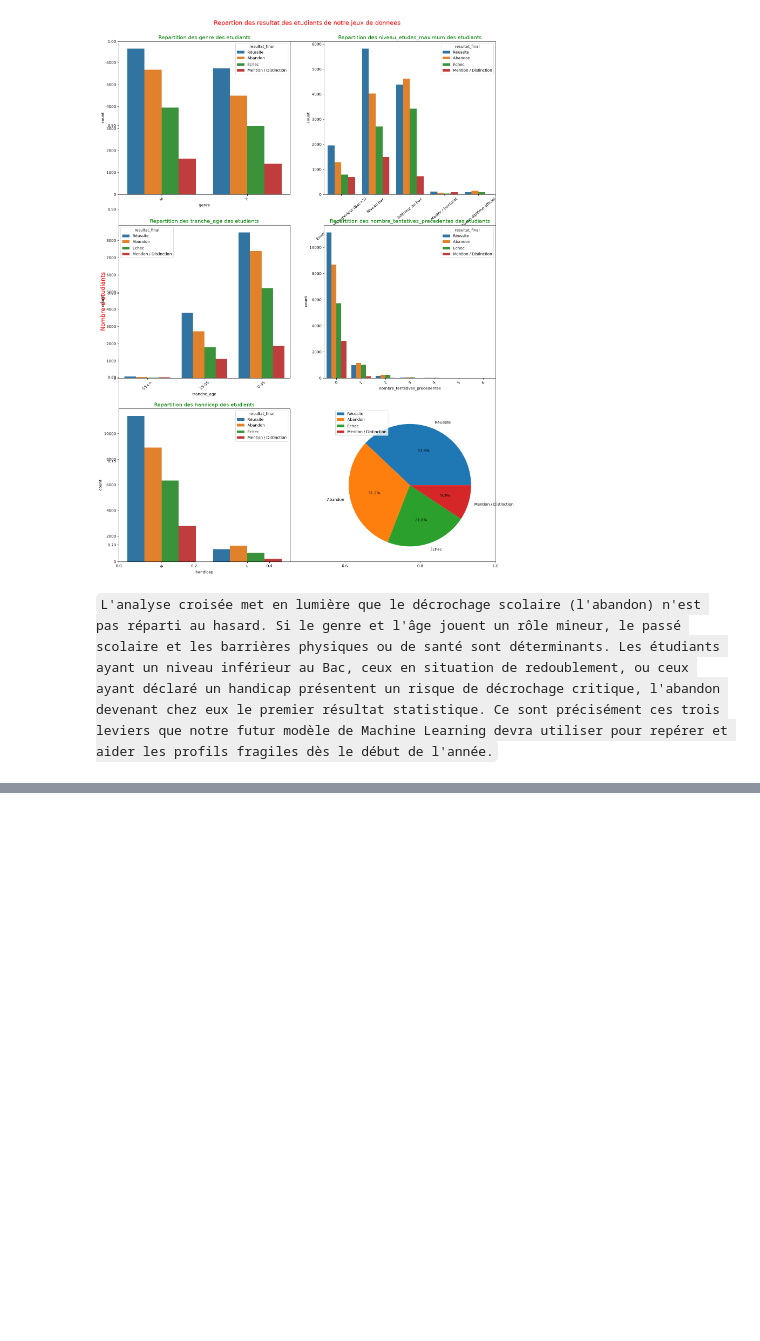
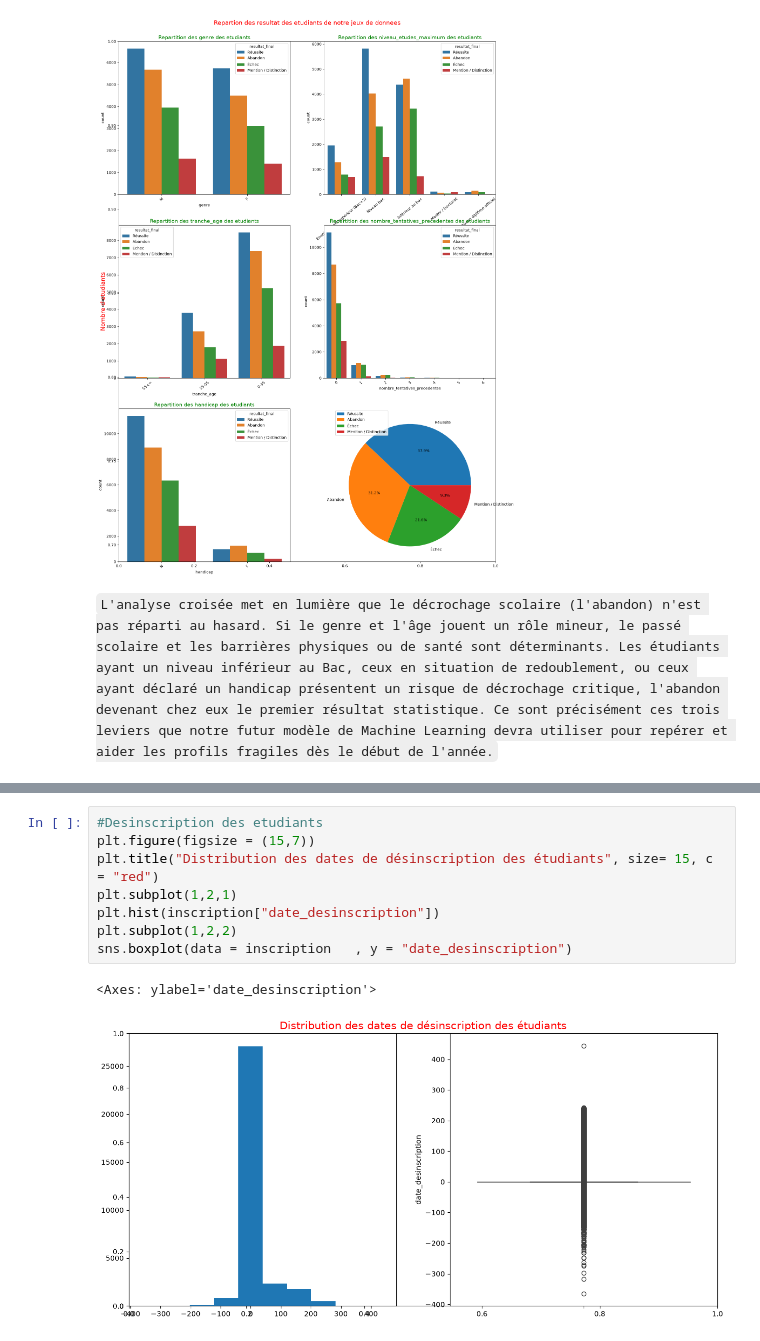
Before and after one commit to SAKPANI/Student-Success-Analytics, a Jupyter notebook: Student-Success-Analytics.ipynb, the cells around one changed output, grey strips where cells are left out. Saved outputs shown, nothing was run; the diff lists cells and outputs as text; blank space fills up the shorter version.

```diff
--- a/Student-Success-Analytics.ipynb
+++ b/Student-Success-Analytics.ipynb
@@ -588,0 +697,11 @@ plt.legend()
+# %%
+#Desinscription des etudiants
+plt.figure(figsize = (15,7))
+plt.title("Distribution des dates de désinscription des étudiants", size= 15, c = "red")
+plt.subplot(1,2,1)
+plt.hist(inscription["date_desinscription"])
+plt.subplot(1,2,2)
+sns.boxplot(data = inscription   , y = "date_desinscription")
+# %% [output]
+<Axes: ylabel='date_desinscription'>
+[figure, added]
```
Also changed, not shown: parts of 40 cells of this notebook.
